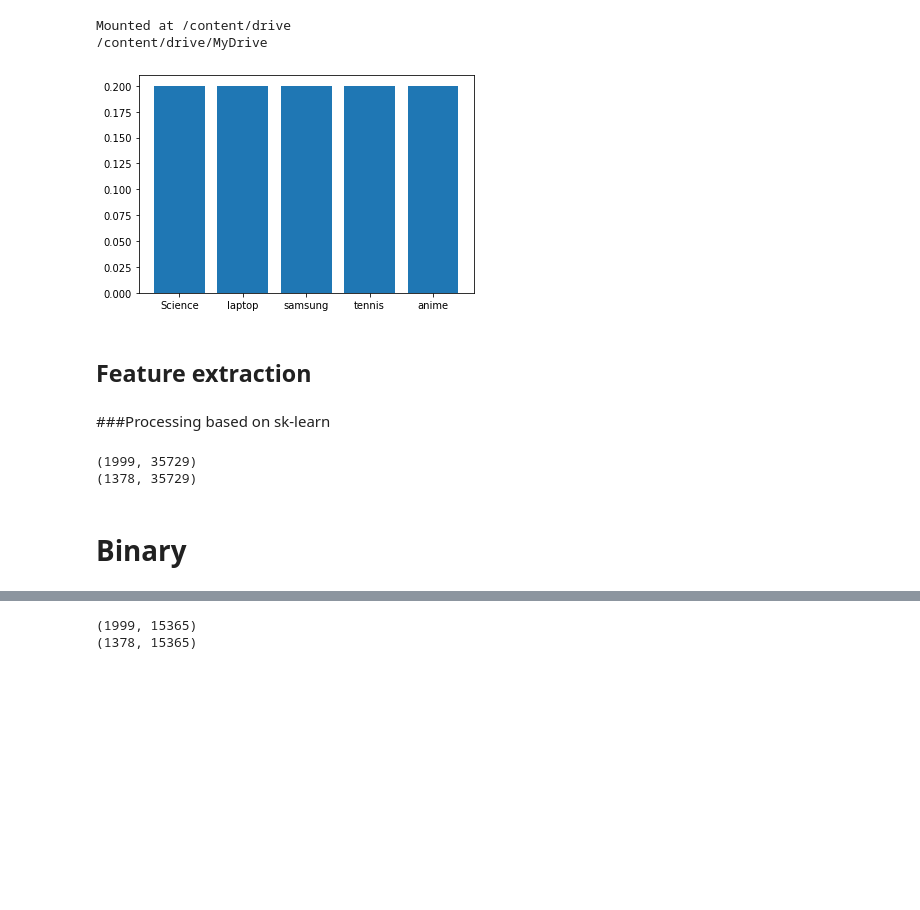
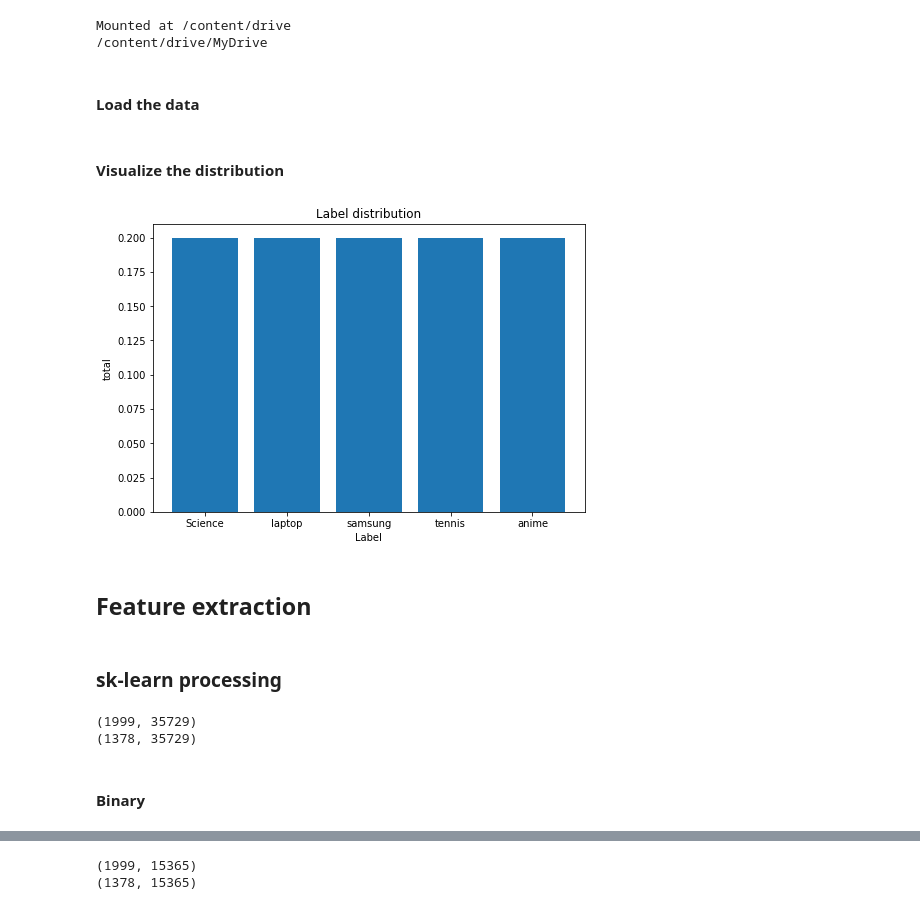
Before and after one commit to jwang44/crispy-fiesta, a Jupyter notebook: Feature_binary.ipynb, the cells around one changed output, grey strips where cells are left out. Cells and saved outputs as stored; diff of their text form; code cells hidden in the pictures; blank space fills up the shorter version.

```diff
--- a/Feature_binary.ipynb
+++ b/Feature_binary.ipynb
@@ -7,6 +9,8 @@ drive.mount('/content/drive')
 # %% [output]
 Mounted at /content/drive
 /content/drive/MyDrive
+# %% [markdown]
+#### Load the data
 # %%
 import pandas as pd
 import numpy as np
@@ -19,26 +21,34 @@ test = pd.read_csv('./test.csv',engine='python')
 X_train = train.body  # train texts
 y_train = train.subreddit # train subreddits
 X_test = test.body  # test texts
+# %% [markdown]
+#### Visualize the distribution
 # %%
+import matplotlib.pyplot as plt
+from  collections import  Counter
 a=Counter(y_train)
 dic = {number: value for number, value in a.items()}
 x = ["Science","laptop","samsung","tennis","anime"]
 y = []
 for i in dic.keys():
   y.append(dic.get(i))
 for j in range(5):
   y[j]=y[j]/len(y_train)
 df = pd.DataFrame(y, x)
 
+fig = plt.figure()
+ax = fig.add_axes([0,0,1,1])
 plt.bar(x,y,align='center')
-
+ax.set_title('Label distribution')
+ax.set_xlabel('Label')
+ax.set_ylabel('total')
 plt.show()
 # %% [output]
-[figure, old version]
+[figure, new version]
 # %% [markdown]
 ## Feature extraction
 # %% [markdown]
-###Processing based on sk-learn
+### sk-learn processing
 # %%
 from sklearn.preprocessing import Normalizer, LabelEncoder, OneHotEncoder
 from sklearn.feature_extraction import text
@@ -67,7 +79,7 @@ print(vectors_test.shape)
 (1999, 35729)
 (1378, 35729)
 # %% [markdown]
-# **Binary**
+#### Binary
 # %%
 vectorizer = CountVectorizer(binary=True)
 vectors_train_binary = vectorizer.fit_transform(X_train)
```
Also changed, not shown: parts of 48 cells of this notebook.
